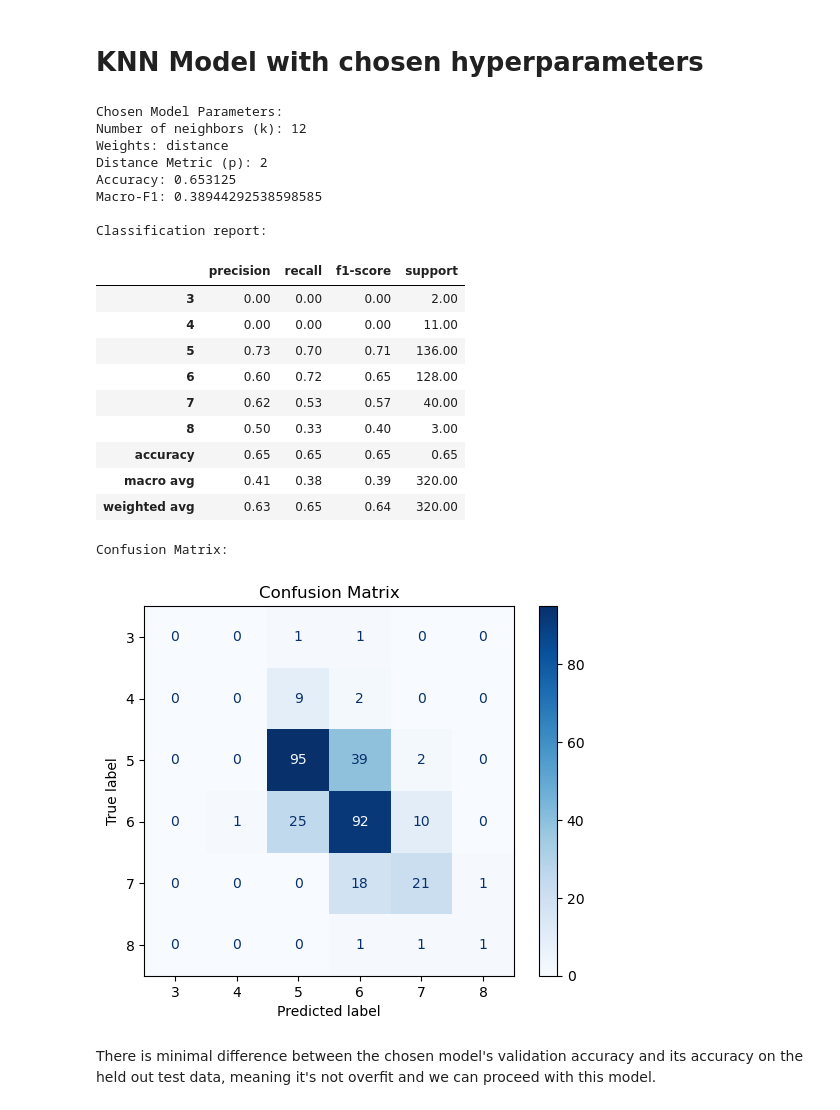
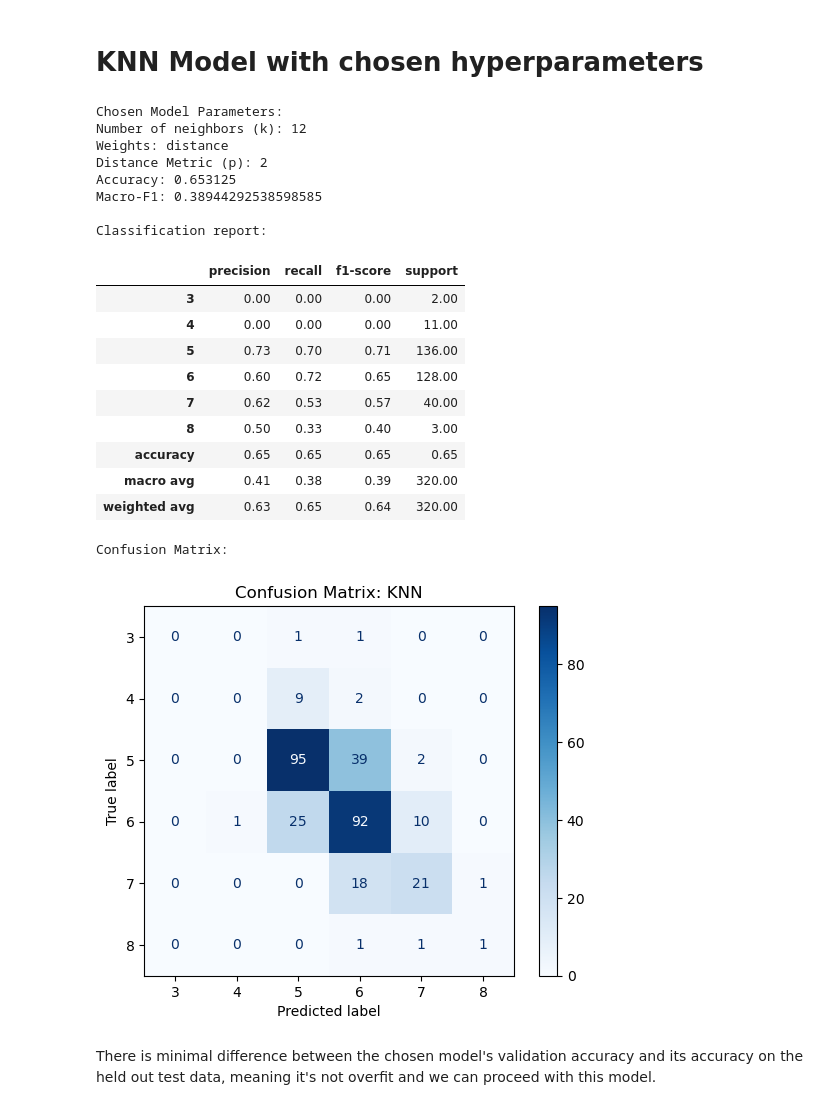
Before and after one commit to Liamoiknine/ML-wine-classifier, a Jupyter notebook: main.ipynb, the cells around one changed output. Cells and saved outputs as stored; diff of their text form; code cells hidden in the pictures.

```diff
--- a/main.ipynb
+++ b/main.ipynb
@@ -1140,35 +1140,35 @@ print("Macro-F1:", f1_score(y_test, y_pred, average='macro'))
 
 print("\nClassification report:\n")
 report = classification_report(y_test, y_pred, output_dict=True)
 report_df = pd.DataFrame(report).transpose()
 styled_report = report_df.style.background_gradient(cmap='Blues').format("{:.2f}")
 display(styled_report)
 
 print("\nConfusion Matrix:")
 ConfusionMatrixDisplay.from_estimator(chosen_model, X_test_scaled, y_test, cmap="Blues")
-plt.title("Confusion Matrix")
+plt.title("Confusion Matrix: KNN")
 plt.show()
 # %% [output]
 Chosen Model Parameters:
 Number of neighbors (k): 12
 Weights: distance
 Distance Metric (p): 2
 Accuracy: 0.653125
 Macro-F1: 0.38944292538598585
 
 Classification report:
 |  | precision | recall | f1-score | support |
 | 3 | 0.00 | 0.00 | 0.00 | 2.00 |
 | 4 | 0.00 | 0.00 | 0.00 | 11.00 |
 | 5 | 0.73 | 0.70 | 0.71 | 136.00 |
 | 6 | 0.60 | 0.72 | 0.65 | 128.00 |
 | 7 | 0.62 | 0.53 | 0.57 | 40.00 |
 | 8 | 0.50 | 0.33 | 0.40 | 3.00 |
 | accuracy | 0.65 | 0.65 | 0.65 | 0.65 |
 | macro avg | 0.41 | 0.38 | 0.39 | 320.00 |
 | weighted avg | 0.63 | 0.65 | 0.64 | 320.00 |
 Confusion Matrix:
-[figure, old version]
+[figure, new version]
 # %% [markdown]
 There is minimal difference between the chosen model's validation accuracy and its accuracy on the held out test data, meaning it's not overfit and we can proceed with this model.
 # %% [markdown]
```
Also changed, not shown: parts of 2 cells of this notebook.
